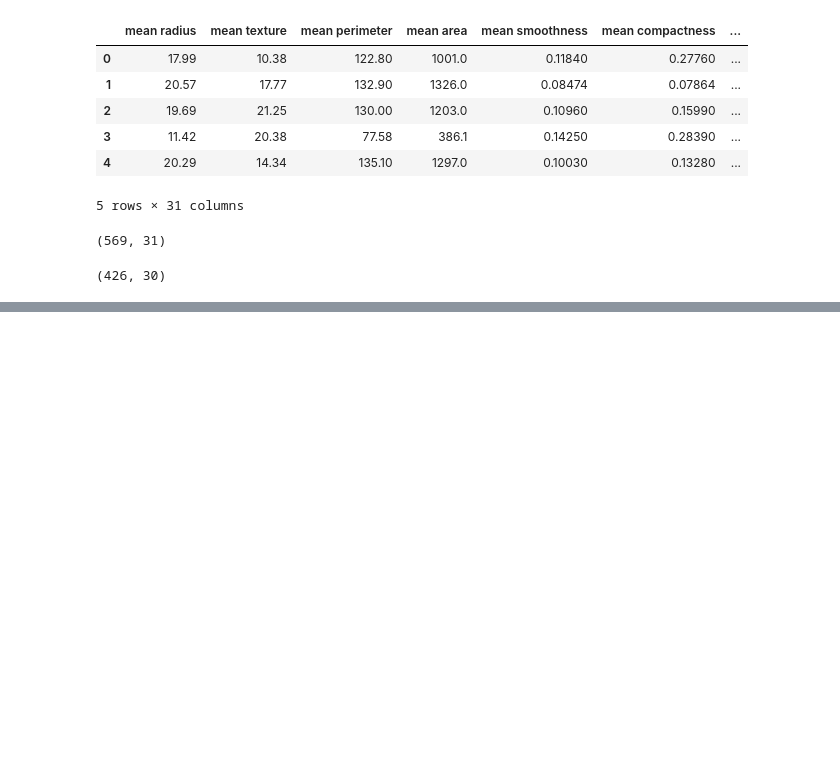
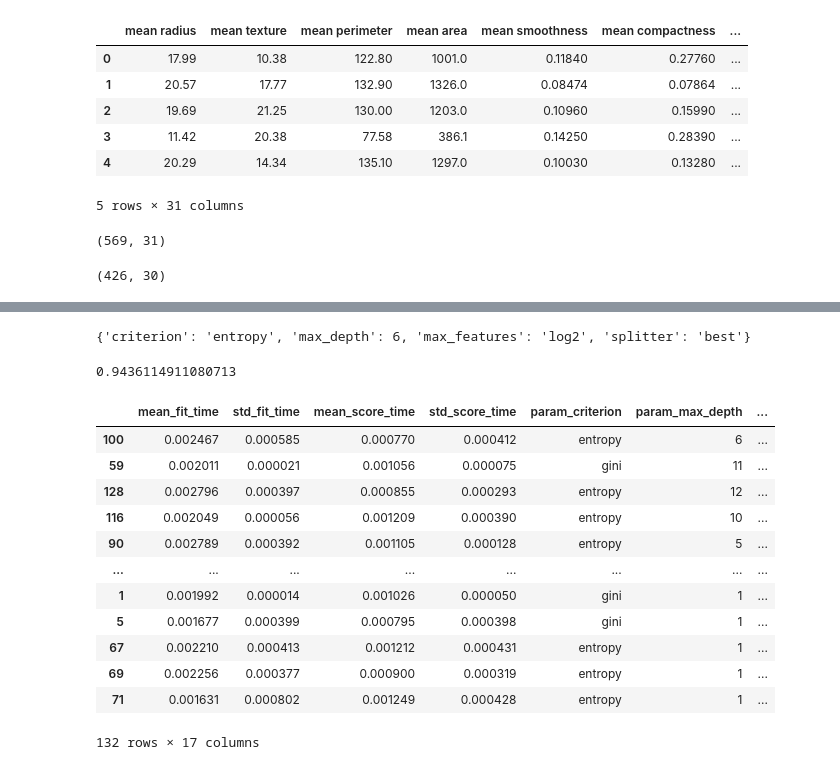
Before and after one commit to mukherjeekoushiklearning/EDA, a Jupyter notebook: DT Practical Example (Post And Pre Prunning).ipynb, the cells around one changed output, grey strips where cells are left out. Drawn from its saved outputs; the diff is of its cells as text; code cells hidden in the pictures; blank space fills up the shorter version.

```diff
--- a/DT Practical Example (Post And Pre Prunning).ipynb
+++ b/DT Practical Example (Post And Pre Prunning).ipynb
@@ -61,6 +61,4 @@ X_train.shape
 (426, 30)
 # %%
 from sklearn.tree import DecisionTreeClassifier
-treemodel=DecisionTreeClassifier(max_depth=2)
+classifier=DecisionTreeClassifier()
-# %%
-treemodel.fit(X_train,y_train)
@@ -81,0 +65,21 @@ tree.plot_tree(treemodel,filled=True)
+# %%
+## Hyperparameter Tunning
+parameter = {
+    'criterion': ['gini', 'entropy'],
+    'splitter': ['best', 'random'],
+    'max_depth': [1, 2, 3, 4, 5, 6, 7, 8, 10, 11, 12],
+    'max_features': ['auto', 'sqrt', 'log2']
+}
+# %%
+# Create the GridSearchCV object
+from sklearn.model_selection import GridSearchCV
+
+# make a GridSearchCV object
+grid_search = GridSearchCV(estimator = classifier,
+                  param_grid = parameter,
+                  scoring = "accuracy", #sklearn.metrics.SCORERS.keys()
+                  cv = 5,
+                  verbose = 4)
+
+# Perform hyperparameter tuning on the classifier
+grid_search.fit(X_train, y_train)
@@ -82 +132,27 @@ tree.plot_tree(treemodel,filled=True)
+# %%
+print(grid_search.best_params_)
+# %% [output]
+{'criterion': 'entropy', 'max_depth': 6, 'max_features': 'log2', 'splitter': 'best'}
+# %%
+print(grid_search.best_score_)
+# %% [output]
+0.9436114911080713
+# %%
+df = pd.DataFrame(grid_search.cv_results_)
+df = df.sort_values("rank_test_score")
+df
+# %% [output]
+|  | mean_fit_time | std_fit_time | mean_score_time | std_score_time | param_criterion | param_max_depth | ... |
+| 100 | 0.002467 | 0.000585 | 0.000770 | 0.000412 | entropy | 6 | ... |
+| 59 | 0.002011 | 0.000021 | 0.001056 | 0.000075 | gini | 11 | ... |
+| 128 | 0.002796 | 0.000397 | 0.000855 | 0.000293 | entropy | 12 | ... |
+| 116 | 0.002049 | 0.000056 | 0.001209 | 0.000390 | entropy | 10 | ... |
+| 90 | 0.002789 | 0.000392 | 0.001105 | 0.000128 | entropy | 5 | ... |
+| ... | ... | ... | ... | ... | ... | ... | ... |
+| 1 | 0.001992 | 0.000014 | 0.001026 | 0.000050 | gini | 1 | ... |
+| 5 | 0.001677 | 0.000399 | 0.000795 | 0.000398 | gini | 1 | ... |
+| 67 | 0.002210 | 0.000413 | 0.001212 | 0.000431 | entropy | 1 | ... |
+| 69 | 0.002256 | 0.000377 | 0.000900 | 0.000319 | entropy | 1 | ... |
+| 71 | 0.001631 | 0.000802 | 0.001249 | 0.000428 | entropy | 1 | ... |
+132 rows × 17 columns
 # %%
```
Also changed, not shown: parts of 8 cells of this notebook.
